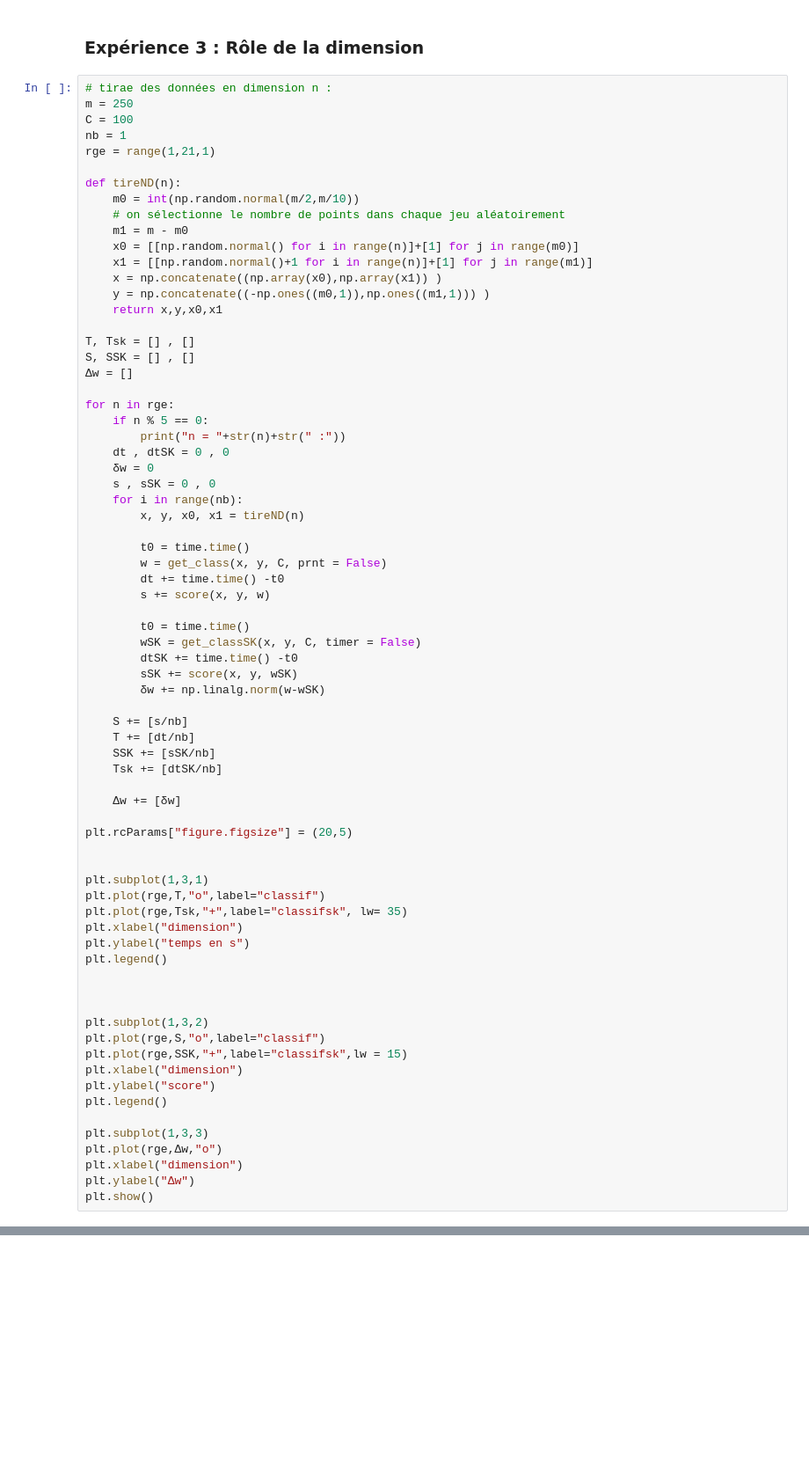
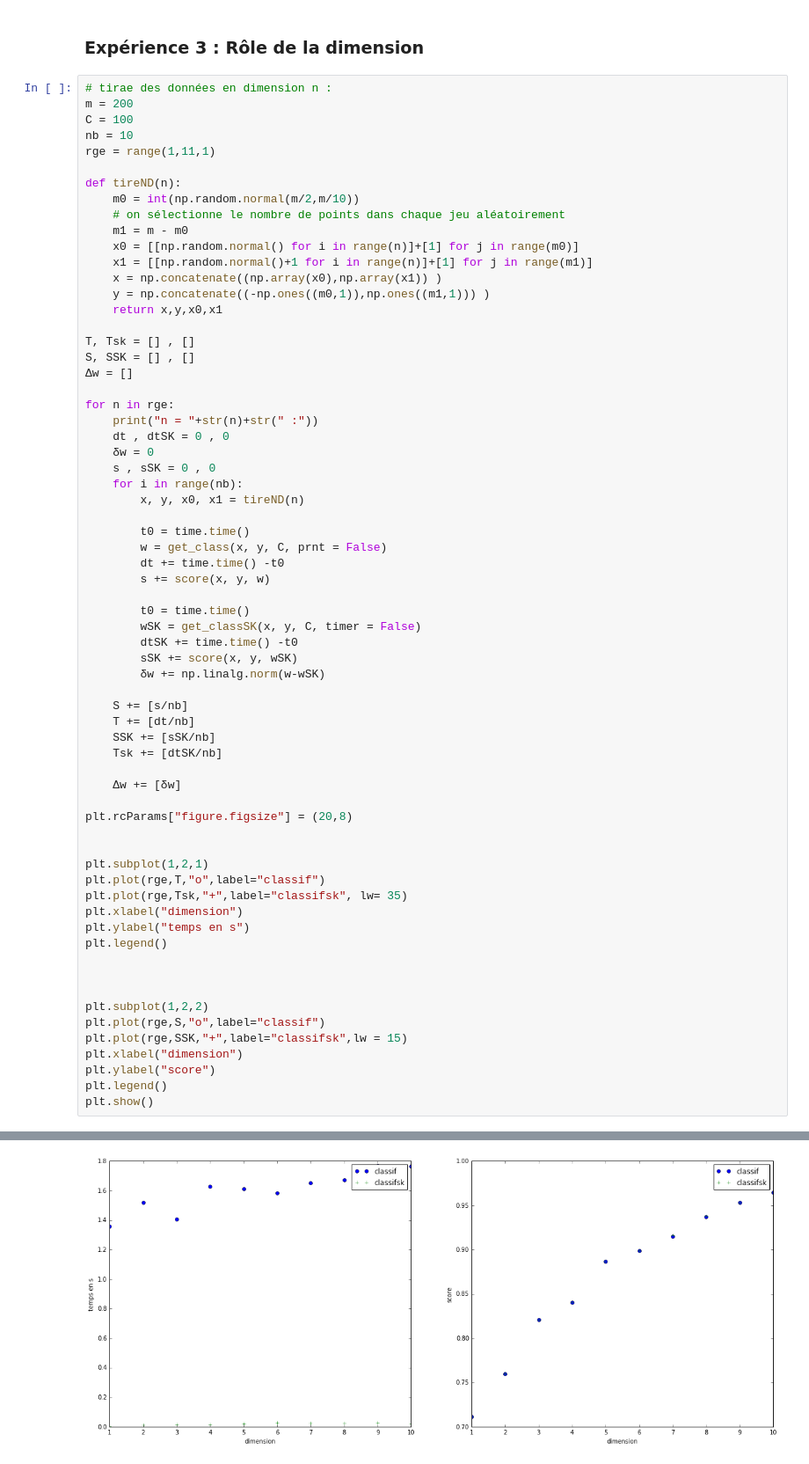
Before and after one commit to Meleagant/SVM, a Jupyter notebook: projet.ipynb, the cells around one changed output, grey strips where cells are left out. Shown: that part at 88% size. Cells and saved outputs as stored; diff of their text form; blank space fills up the shorter version.

```diff
--- a/projet.ipynb
+++ b/projet.ipynb
@@ -807,10 +813,10 @@ plt.show()
 ### Expérience 3 : Rôle de la dimension
 # %%
 # tirae des données en dimension n :
-m = 250
+m = 200
 C = 100
-nb = 1
-rge = range(1,21,1)
+nb = 10
+rge = range(1,11,1)
 
 def tireND(n):
     m0 = int(np.random.normal(m/2,m/10))
@@ -827,8 +833,7 @@ S, SSK = [] , []
 Δw = []
 
 for n in rge:
-    if n % 5 == 0:
-        print("n = "+str(n)+str(" :"))
+    print("n = "+str(n)+str(" :"))
     dt , dtSK = 0 , 0
     δw = 0
     s , sSK = 0 , 0
@@ -853,10 +858,10 @@ for n in rge:
 
     Δw += [δw]
 
-plt.rcParams["figure.figsize"] = (20,5)
+plt.rcParams["figure.figsize"] = (20,8)
 
 
-plt.subplot(1,3,1)
+plt.subplot(1,2,1)
 plt.plot(rge,T,"o",label="classif")
 plt.plot(rge,Tsk,"+",label="classifsk", lw= 35)
 plt.xlabel("dimension")
@@ -865,15 +870,11 @@ plt.legend()
 
 
 
-plt.subplot(1,3,2)
+plt.subplot(1,2,2)
 plt.plot(rge,S,"o",label="classif")
 plt.plot(rge,SSK,"+",label="classifsk",lw = 15)
 plt.xlabel("dimension")
 plt.ylabel("score")
 plt.legend()
-
-plt.subplot(1,3,3)
-plt.plot(rge,Δw,"o")
-plt.xlabel("dimension")
-plt.ylabel("Δw")
 plt.show()
+# %% [output]
@@ -879,0 +891 @@ plt.show()
+[figure, added]
```
Also changed, not shown: parts of 4 cells of this notebook.
